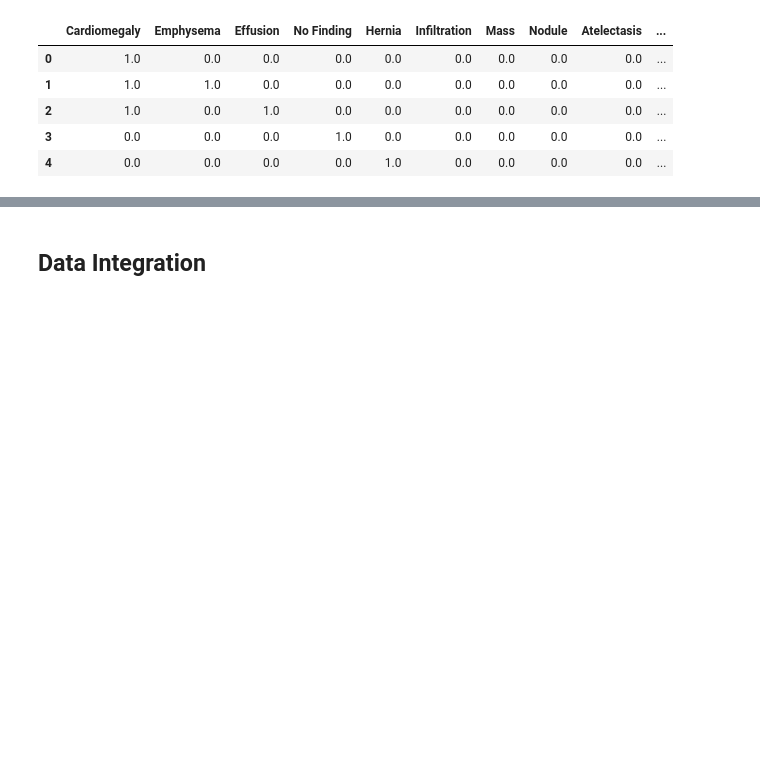
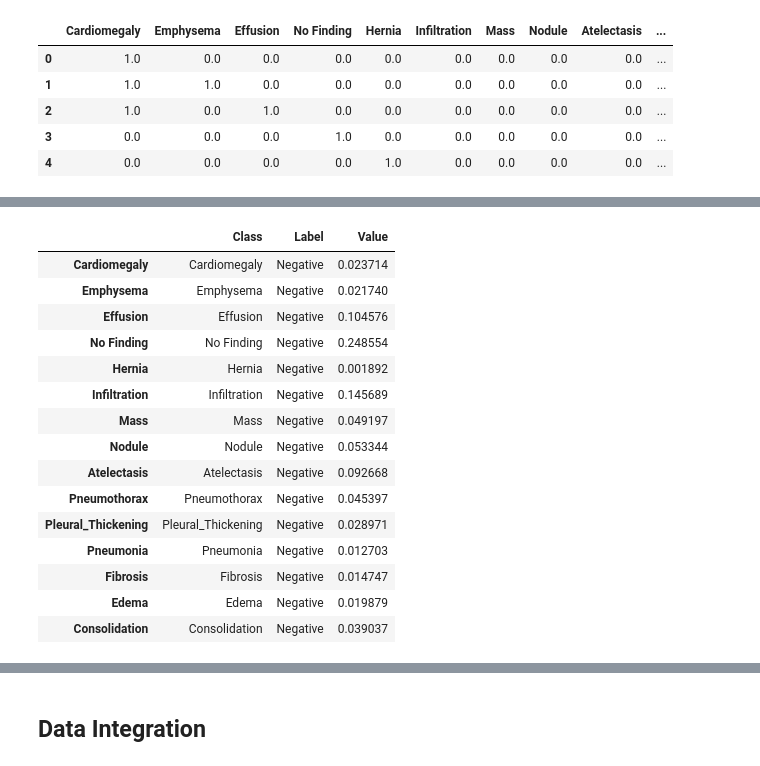
Before and after one commit to rachelwoodside/csci4155-chest-xray-model, a Jupyter notebook: preprocessing.ipynb, the cells around one changed output, grey strips where cells are left out. Drawn from its saved outputs; the diff is of its cells as text; code cells hidden in the pictures; blank space fills up the shorter version.

```diff
--- a/preprocessing.ipynb
+++ b/preprocessing.ipynb
@@ -96,0 +309,22 @@ oneHotEncodings.head()
+# %%
+neg_contribution_data = pd.DataFrame([{"Class": labels[l], "Label": "Negative", "Value": v}
+                        for l,v in enumerate(neg_contribution)])
+neg_contribution_data.index = neg_contribution_data["Class"].to_list()
+neg_contribution_data
+# %% [output]
+|  | Class | Label | Value |
+| Cardiomegaly | Cardiomegaly | Negative | 0.023714 |
+| Emphysema | Emphysema | Negative | 0.021740 |
+| Effusion | Effusion | Negative | 0.104576 |
+| No Finding | No Finding | Negative | 0.248554 |
+| Hernia | Hernia | Negative | 0.001892 |
+| Infiltration | Infiltration | Negative | 0.145689 |
+| Mass | Mass | Negative | 0.049197 |
+| Nodule | Nodule | Negative | 0.053344 |
+| Atelectasis | Atelectasis | Negative | 0.092668 |
+| Pneumothorax | Pneumothorax | Negative | 0.045397 |
+| Pleural_Thickening | Pleural_Thickening | Negative | 0.028971 |
+| Pneumonia | Pneumonia | Negative | 0.012703 |
+| Fibrosis | Fibrosis | Negative | 0.014747 |
+| Edema | Edema | Negative | 0.019879 |
+| Consolidation | Consolidation | Negative | 0.039037 |
```
Also changed, not shown: parts of 47 cells of this notebook, 1 other file.
